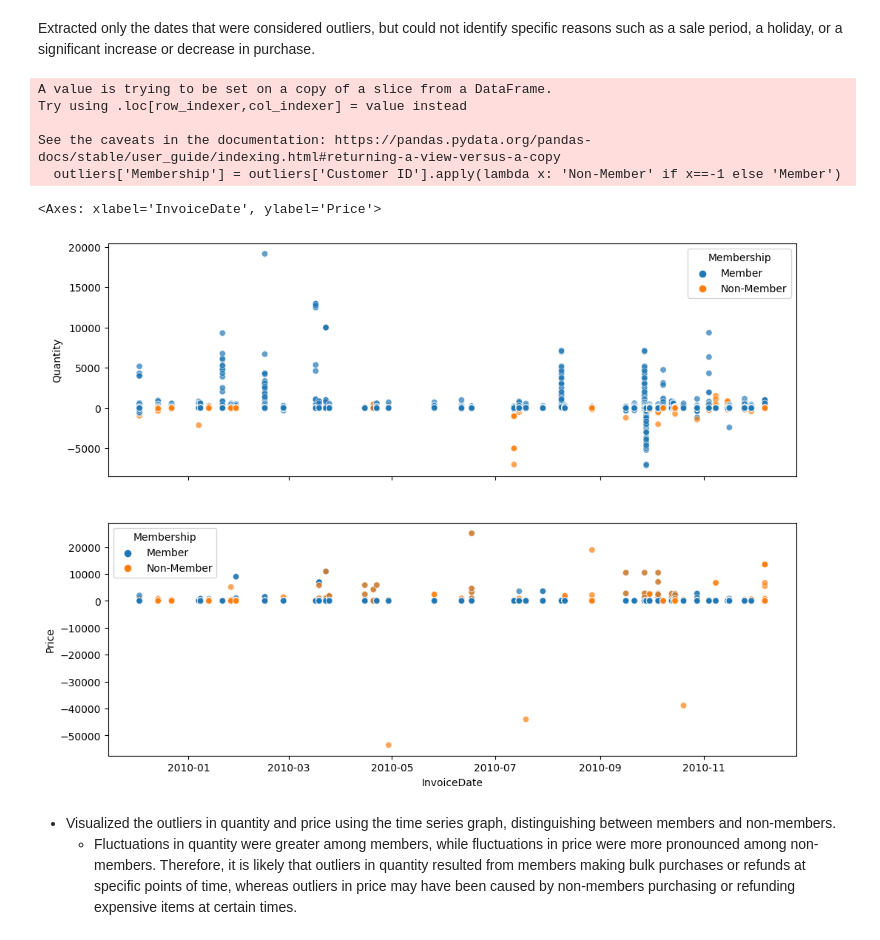
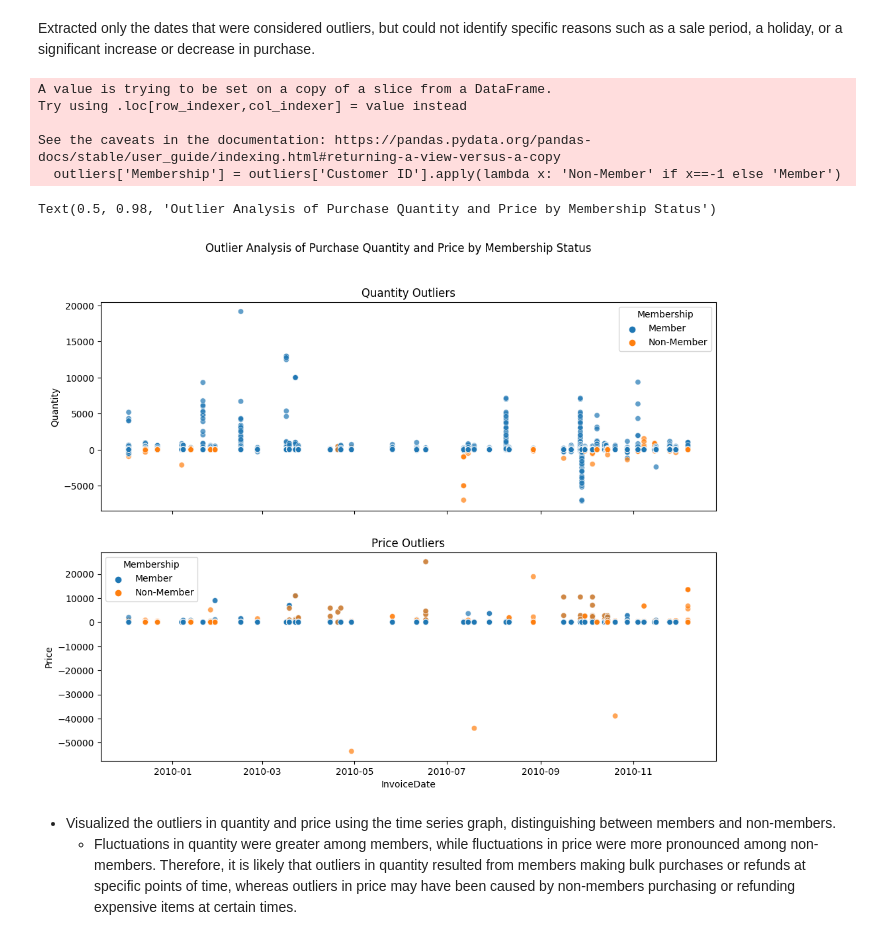
Before and after one commit to lukasp-dev/online-sale-data-analysis, a Jupyter notebook: Exploratory_analysis_for_online_sales.ipynb, the cells around one changed output. Drawn from its saved outputs; the diff is of its cells as text; code cells hidden in the pictures.

Commit message:
update data analysis

```diff
--- a/Exploratory_analysis_for_online_sales.ipynb
+++ b/Exploratory_analysis_for_online_sales.ipynb
@@ -221,19 +221,25 @@ outliers_date_group
 # %% [markdown]
 Extracted only the dates that were considered outliers, but could not identify specific reasons such as a sale period, a holiday, or a significant increase or decrease in purchase.
 # %%
+import seaborn as sns
+
 outliers['Membership'] = outliers['Customer ID'].apply(lambda x: 'Non-Member' if x==-1 else 'Member')
 
 fig, axes = plt.subplots(2, 1, figsize=(12, 9), sharex=True)
 sns.scatterplot(ax=axes[0], x=outliers['InvoiceDate'], y=outliers['Quantity'], hue=outliers['Membership'], alpha=0.7)
+axes[0].set_title("Quantity Outliers")
 sns.scatterplot(ax=axes[1], x=outliers['InvoiceDate'], y=outliers['Price'], hue=outliers['Membership'], alpha=0.7)
+axes[1].set_title("Price Outliers")
+
+fig.suptitle("Outlier Analysis of Purchase Quantity and Price by Membership Status")
 # %% [output]
 A value is trying to be set on a copy of a slice from a DataFrame.
 Try using .loc[row_indexer,col_indexer] = value instead
 
 See the caveats in the documentation: https://pandas.pydata.org/pandas-docs/stable/user_guide/indexing.html#returning-a-view-versus-a-copy
   outliers['Membership'] = outliers['Customer ID'].apply(lambda x: 'Non-Member' if x==-1 else 'Member')
-<Axes: xlabel='InvoiceDate', ylabel='Price'>
+Text(0.5, 0.98, 'Outlier Analysis of Purchase Quantity and Price by Membership Status')
-[figure, old version]
+[figure, new version]
 # %% [markdown]
 * Visualized the outliers in quantity and price using the time series graph, distinguishing between members and non-members.
     * Fluctuations in quantity were greater among members, while fluctuations in price were more pronounced among non-members. Therefore, it is likely that outliers in quantity resulted from members making bulk purchases or refunds at specific points of time, whereas outliers in price may have been caused by non-members purchasing or refunding expensive items at certain times.
```
Also changed, not shown: parts of 13 cells of this notebook.
